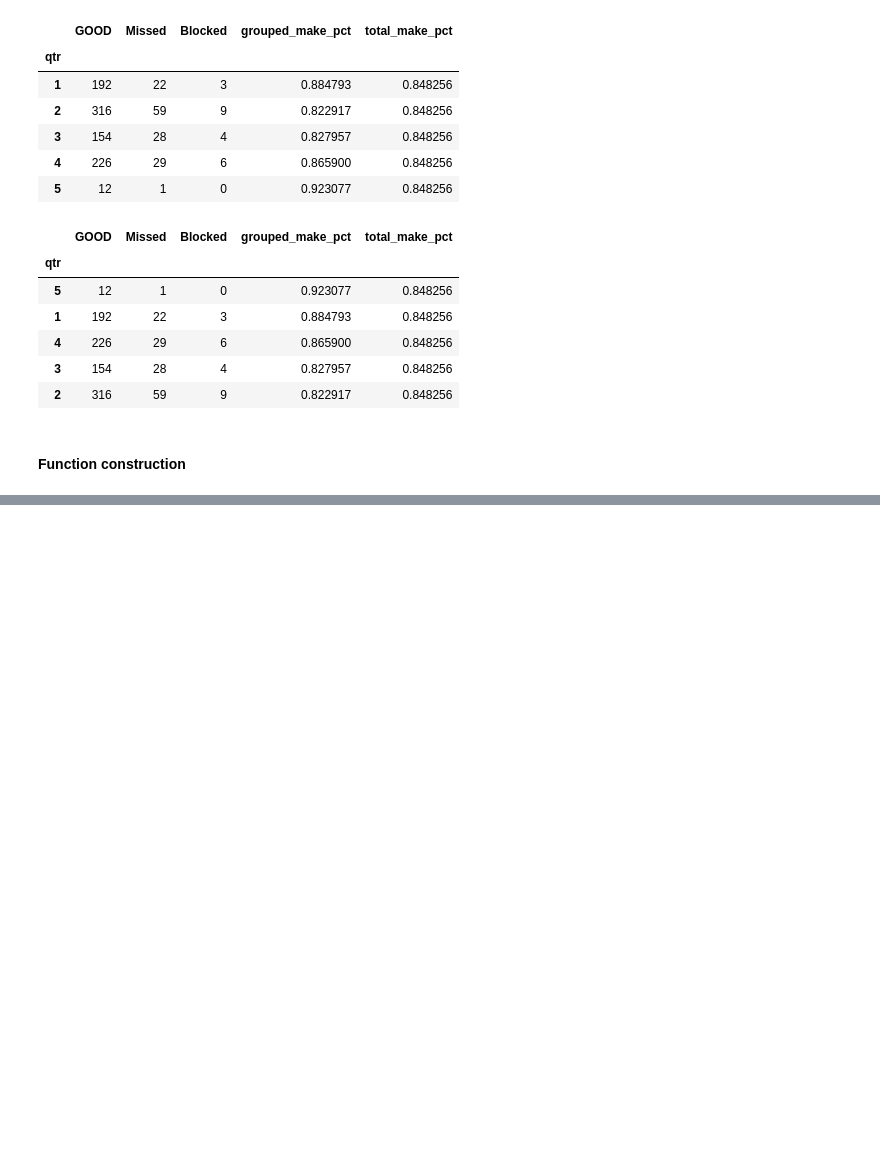
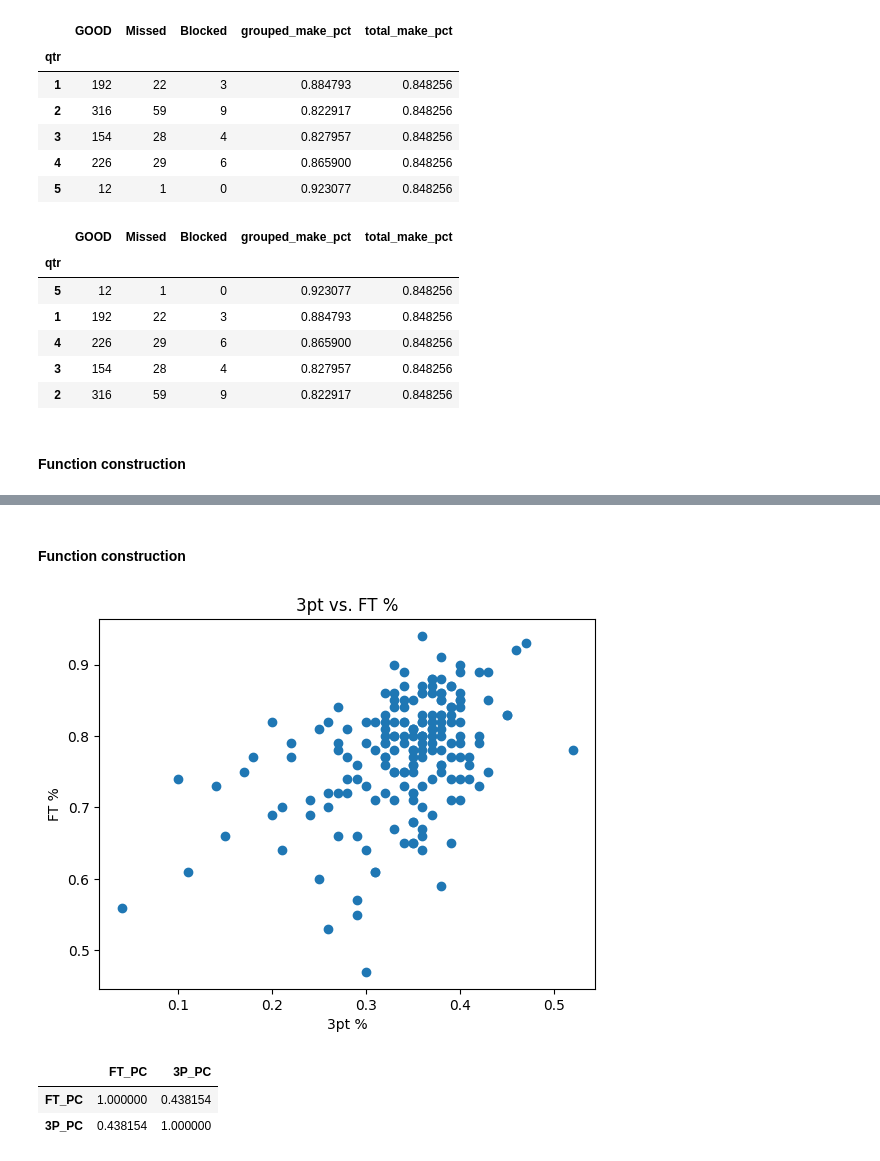
Before and after one commit to benberinsky/DS-3021, a Jupyter notebook: labs/pandas_lab_assignment1.ipynb, the cells around one changed output, grey strips where cells are left out. Drawn from its saved outputs; the diff is of its cells as text; code cells hidden in the pictures; blank space fills up the shorter version.

```diff
--- a/labs/pandas_lab_assignment1.ipynb
+++ b/labs/pandas_lab_assignment1.ipynb
@@ -138,0 +320,21 @@ fg_pct_qrts(nfl_data)
+# %% [markdown]
+#### Function construction
+# %%
+def ft_three_corr(x):
+    new_nba_nba = x[["NAME", "FT_PC", "3P_PC"]]
+    filtered_data = x[(x['3P_PC'] != 1) & (x['3P_PC'] != 0)]
+    filtered_data = filtered_data[["FT_PC", "3P_PC"]]
+    plt.scatter(filtered_data['3P_PC'], filtered_data['FT_PC'])
+    plt.xlabel('3pt %')
+    plt.ylabel('FT %')
+    plt.title('3pt vs. FT %')
+    plt.show()
+    new_filtered_data = filtered_data[["FT_PC", "3P_PC"]]
+    return(new_filtered_data.corr())
+
+ft_three_corr(nba_data)
+# %% [output]
+[figure, added]
+|  | FT_PC | 3P_PC |
+| FT_PC | 1.000000 | 0.438154 |
+| 3P_PC | 0.438154 | 1.000000 |
```
Also changed, not shown: parts of 39 cells of this notebook, 19 other files.
